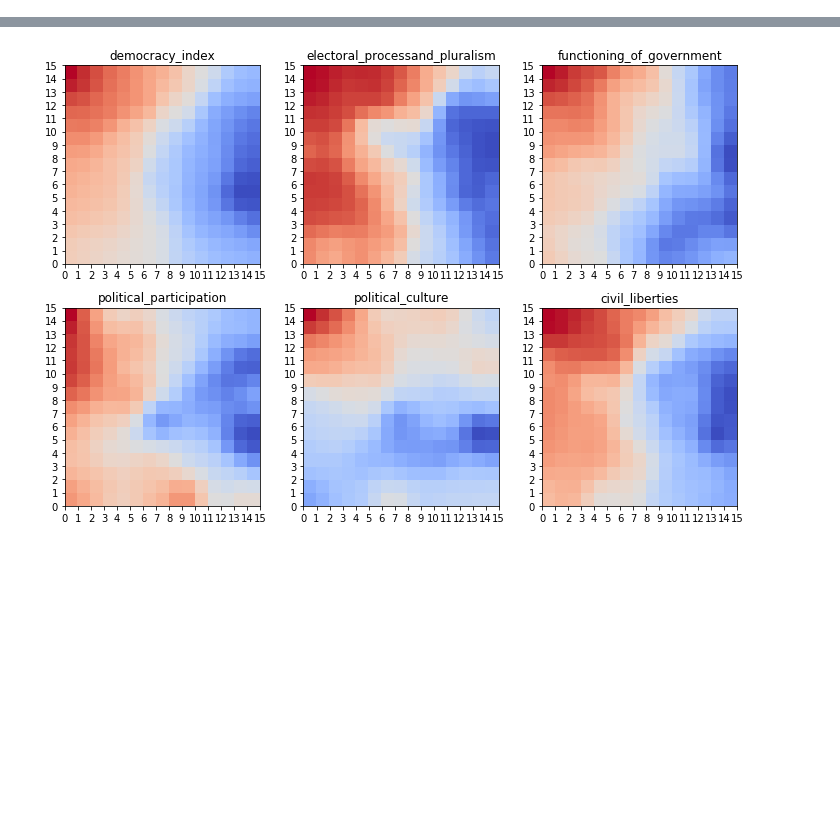
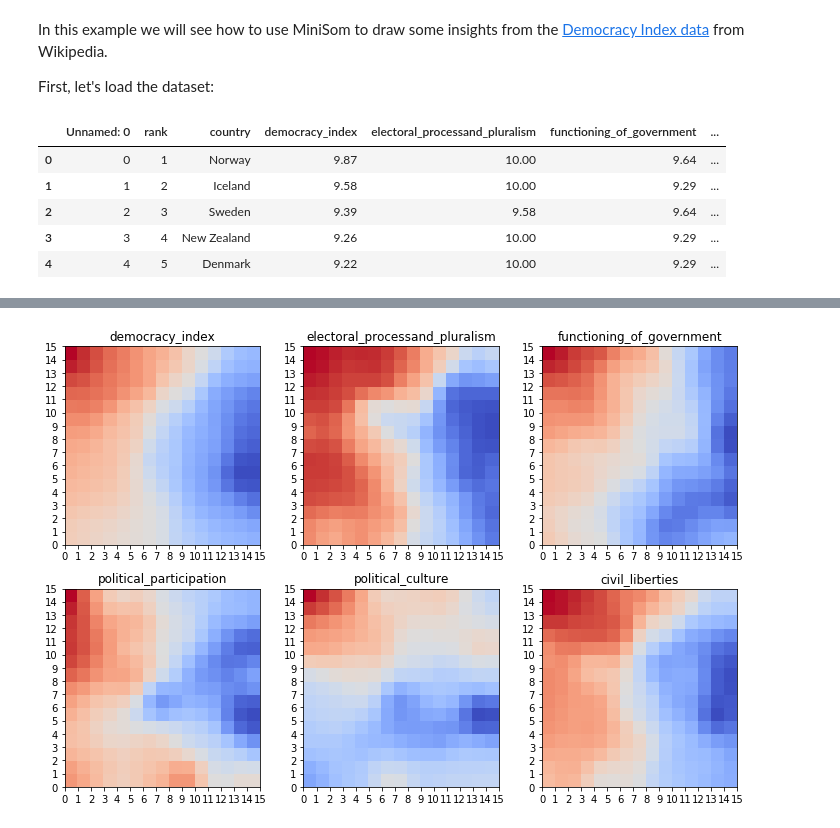
Before and after one commit to JustGlowing/minisom, a Jupyter notebook: examples/DemocracyIndex.ipynb, the cells around one changed output, grey strips where cells are left out. Cells and saved outputs as stored; diff of their text form; code cells hidden in the pictures; blank space fills up the shorter version.

Commit message:
dm index example commented

```diff
--- a/examples/DemocracyIndex.ipynb
+++ b/examples/DemocracyIndex.ipynb
@@ -15 +1,5 @@ from sklearn.preprocessing import minmax_scale, scale
+# %% [markdown]
+In this example we will see how to use MiniSom to draw some insights from the <a href="https://en.wikipedia.org/wiki/Democracy_Index">Democracy Index data</a> from Wikipedia.
+
+First, let's load the dataset:
 # %%
@@ -41,0 +34,9 @@ colors_dict = {c: category_color[dm] for c, dm in zip(democracy_index.country,
+# %%
+democracy_index.head()
+# %% [output]
+|  | Unnamed: 0 | rank | country | democracy_index | electoral_processand_pluralism | functioning_of_government | ... |
+| 0 | 0 | 1 | Norway | 9.87 | 10.00 | 9.64 | ... |
+| 1 | 1 | 2 | Iceland | 9.58 | 10.00 | 9.29 | ... |
+| 2 | 2 | 3 | Sweden | 9.39 | 9.58 | 9.64 | ... |
+| 3 | 3 | 4 | New Zealand | 9.26 | 10.00 | 9.29 | ... |
+| 4 | 4 | 5 | Denmark | 9.22 | 10.00 | 9.29 | ... |
```
Also changed, not shown: parts of 15 cells of this notebook.
